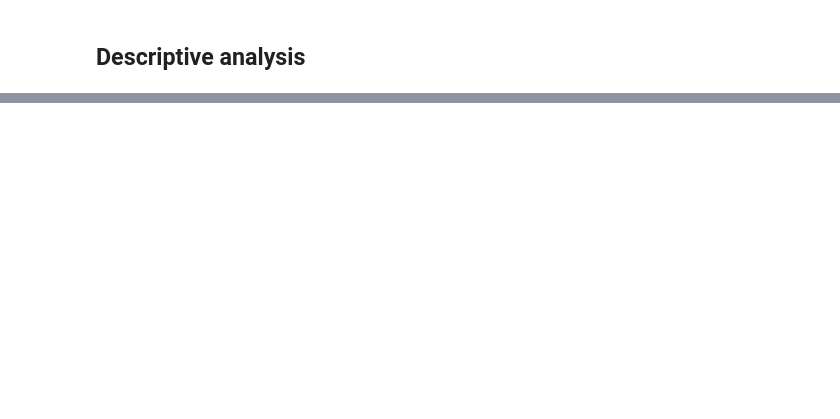
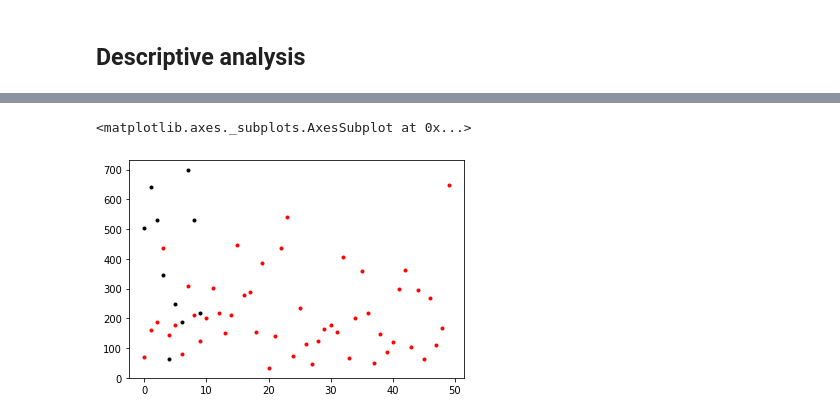
Before and after one commit to eocode/News-Scraper-A-Complete-ETL-Process, a Jupyter notebook: notebooks/Exploring.ipynb, the cells around one changed output, grey strips where cells are left out. Saved outputs shown, nothing was run; the diff lists cells and outputs as text; code cells hidden in the pictures; blank space fills up the shorter version.

```diff
--- a/notebooks/Exploring.ipynb
+++ b/notebooks/Exploring.ipynb
@@ -359,0 +490,6 @@ Length: 50, dtype: object
+# %%
+clean_elpais['n_tokens_content'].plot(style='k.')
+clean_universal['n_tokens_content'].plot(style='r.')
+# %% [output]
+<matplotlib.axes._subplots.AxesSubplot at 0x...>
+[figure, added]
```
Also changed, not shown: parts of 16 cells of this notebook, 13 other files.
